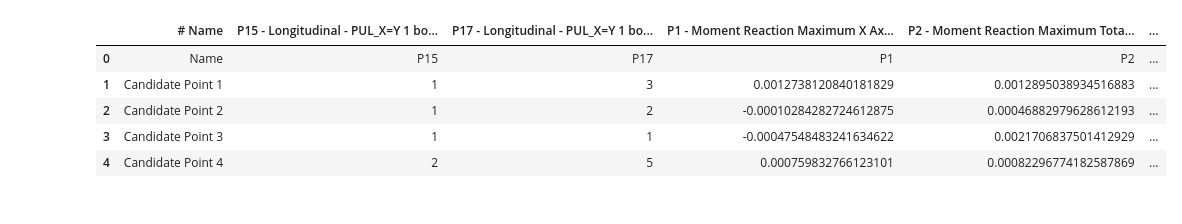
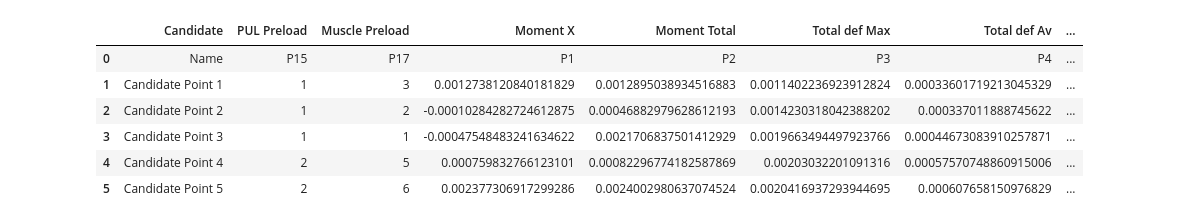
Before and after one commit to Bolvi56/Ansys_UI_data, a Jupyter notebook: main.ipynb, the cells around one changed output. Cells and saved outputs as stored; diff of their text form; code cells hidden in the pictures.

```diff
--- a/main.ipynb
+++ b/main.ipynb
@@ -1,13 +1,14 @@
 # %%
 import pandas as pd
 
 df = pd.read_csv('Preload_simulation_data/Candidate1.csv', skiprows=1)
-df.head()
 df.columns = ['Candidate', 'PUL Preload', 'Muscle Preload', 'Moment X', 'Moment Total', 'Total def Max', 'Total def Av', 'PUL Preload (2)', 'PUL Zone def Sup Max', 'Muscle Zone def Sup Max', 'Muscle Zone def Pos Max', 'PUL Zone def Pos Max', 'PUL Zone def Sup Min', 'Muscle Zone def Sup Min', 'Muscle Zone def Pos Min', 'PUL Zone def Pos Min']
+df
 # %% [output]
-|  | # Name | P15 - Longitudinal - PUL_X=Y 1 bo... | P17 - Longitudinal - PUL_X=Y 1 bo... | P1 - Moment Reaction Maximum X Ax... | P2 - Moment Reaction Maximum Tota... | ... |
-| 0 | Name | P15 | P17 | P1 | P2 | ... |
-| 1 | Candidate Point 1 | 1 | 3 | 0.0012738120840181829 | 0.0012895038934516883 | ... |
-| 2 | Candidate Point 2 | 1 | 2 | -0.00010284282724612875 | 0.00046882979628612193 | ... |
-| 3 | Candidate Point 3 | 1 | 1 | -0.00047548483241634622 | 0.0021706837501412929 | ... |
-| 4 | Candidate Point 4 | 2 | 5 | 0.000759832766123101 | 0.00082296774182587869 | ... |
+|  | Candidate | PUL Preload | Muscle Preload | Moment X | Moment Total | Total def Max | Total def Av | ... |
+| 0 | Name | P15 | P17 | P1 | P2 | P3 | P4 | ... |
+| 1 | Candidate Point 1 | 1 | 3 | 0.0012738120840181829 | 0.0012895038934516883 | 0.0011402236923912824 | 0.00033601719213045329 | ... |
+| 2 | Candidate Point 2 | 1 | 2 | -0.00010284282724612875 | 0.00046882979628612193 | 0.0014230318042388202 | 0.000337011888745622 | ... |
+| 3 | Candidate Point 3 | 1 | 1 | -0.00047548483241634622 | 0.0021706837501412929 | 0.0019663494497923766 | 0.00044673083910257871 | ... |
+| 4 | Candidate Point 4 | 2 | 5 | 0.000759832766123101 | 0.00082296774182587869 | 0.00203032201091316 | 0.00057570748860915006 | ... |
+| 5 | Candidate Point 5 | 2 | 6 | 0.002377306917299286 | 0.0024002980637074524 | 0.0020416937293944695 | 0.000607658150976829 | ... |
```
Also changed, not shown: parts of 5 cells of this notebook, 2 other files.
